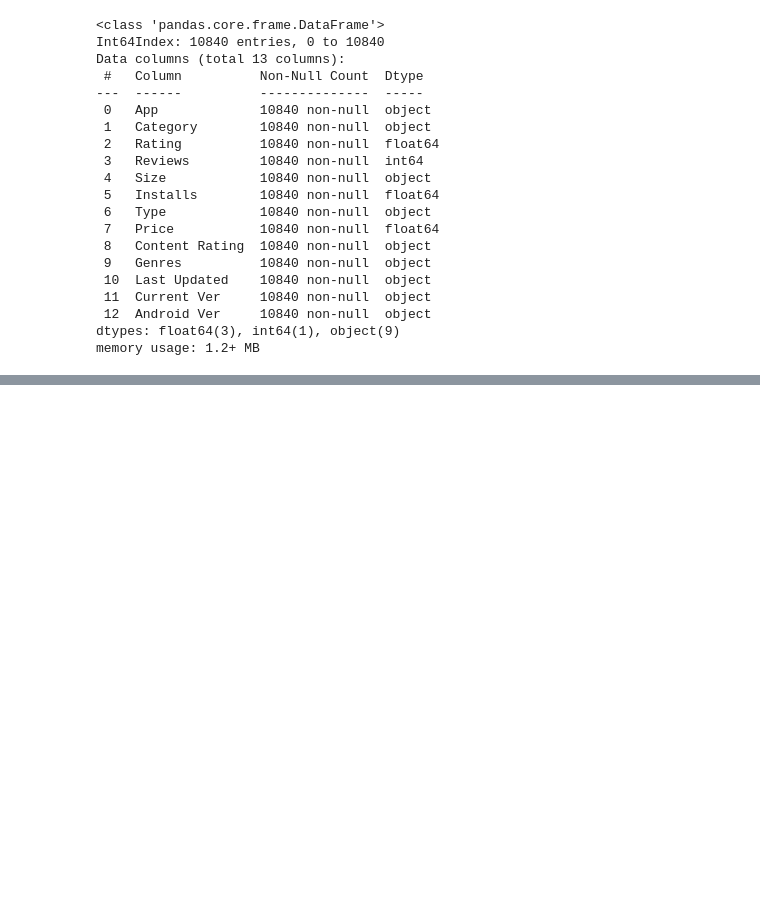
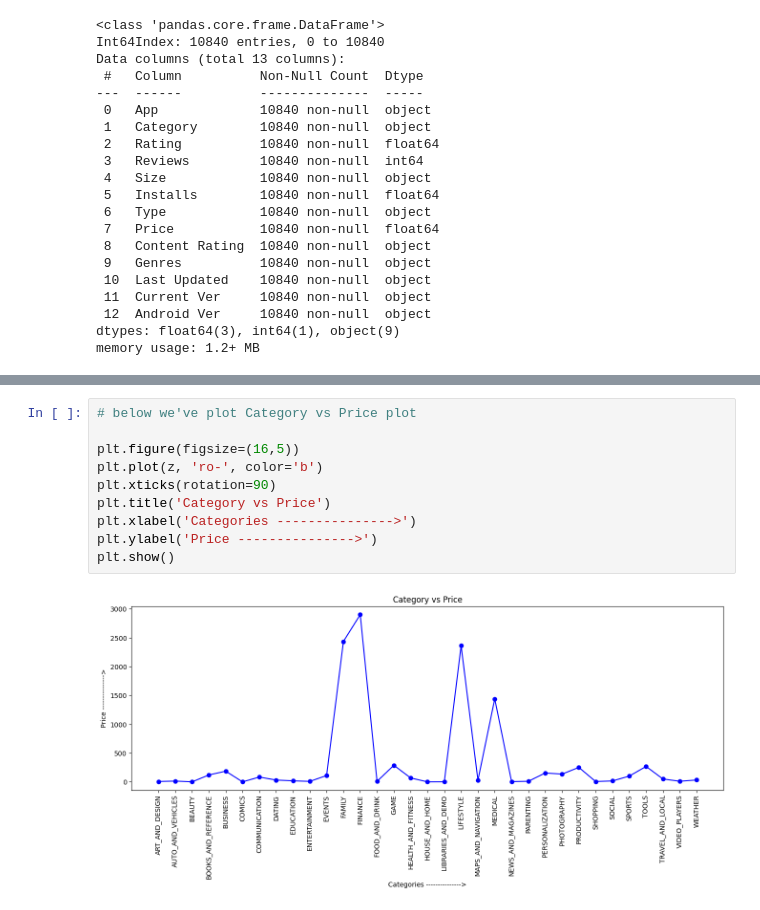
Before and after one commit to Harshalkumar96/Play_Store_App_Review_EDA_Project, a Jupyter notebook: Google_App_Rating_EDA_Project.ipynb, the cells around one changed output, grey strips where cells are left out. Cells and saved outputs as stored; diff of their text form; blank space fills up the shorter version.

```diff
--- a/Google_App_Rating_EDA_Project.ipynb
+++ b/Google_App_Rating_EDA_Project.ipynb
@@ -376,0 +457,12 @@ memory usage: 1.2+ MB
+# %%
+# below we've plot Category vs Price plot
+
+plt.figure(figsize=(16,5))
+plt.plot(z, 'ro-', color='b')
+plt.xticks(rotation=90)
+plt.title('Category vs Price')
+plt.xlabel('Categories --------------->')
+plt.ylabel('Price --------------->')
+plt.show()
+# %% [output]
+[figure, added]
```
Also changed, not shown: parts of 10 cells of this notebook.
